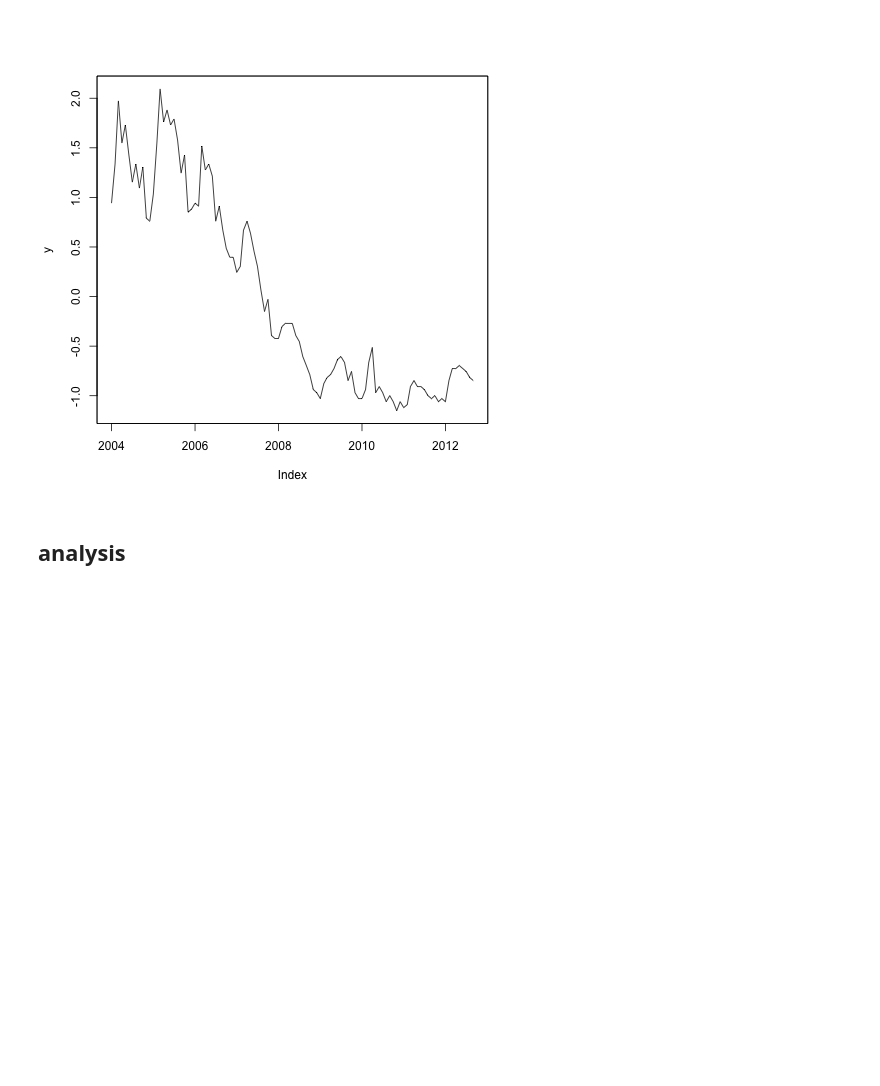
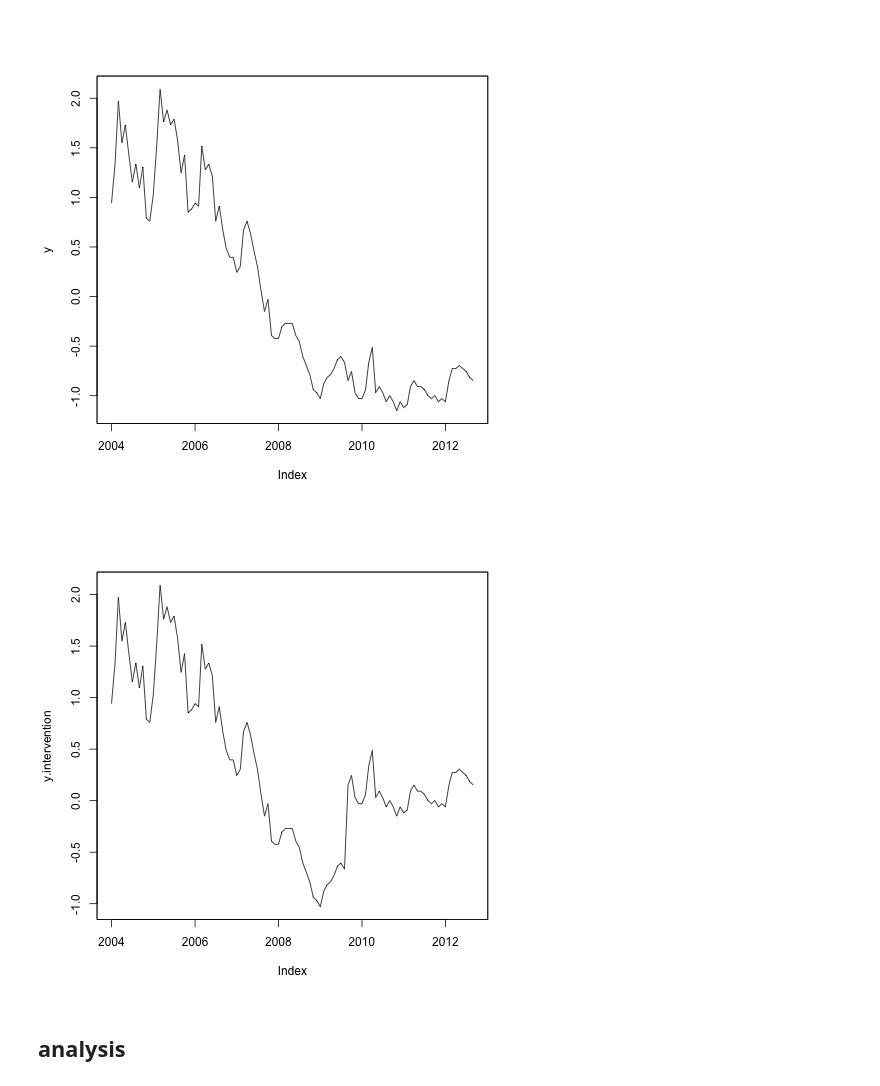
Before and after one commit to yuki-cossy/CausalImpact, a Jupyter notebook: tutorial.ipynb, the cells around one changed output. Cells and saved outputs as stored; diff of their text form; code cells hidden in the pictures; blank space fills up the shorter version.

Commit message:
added y.intervention plot

```diff
--- a/tutorial.ipynb
+++ b/tutorial.ipynb
@@ -339,6 +339,13 @@ x <- dat[,3:ncol(dat)]
 plot(y)
 # %% [output]
 [figure]
+# %%
+%%R
+y.intervention <- y
+y.intervention[post.period.index[1]:post.period.index[2]] <- y.intervention[post.period.index[1]:post.period.index[2]] +1
+plot(y.intervention)
+# %% [output]
+[figure, added]
 # %%
 %%R
 post.period.index <- c(69, nrow(dat))
```
